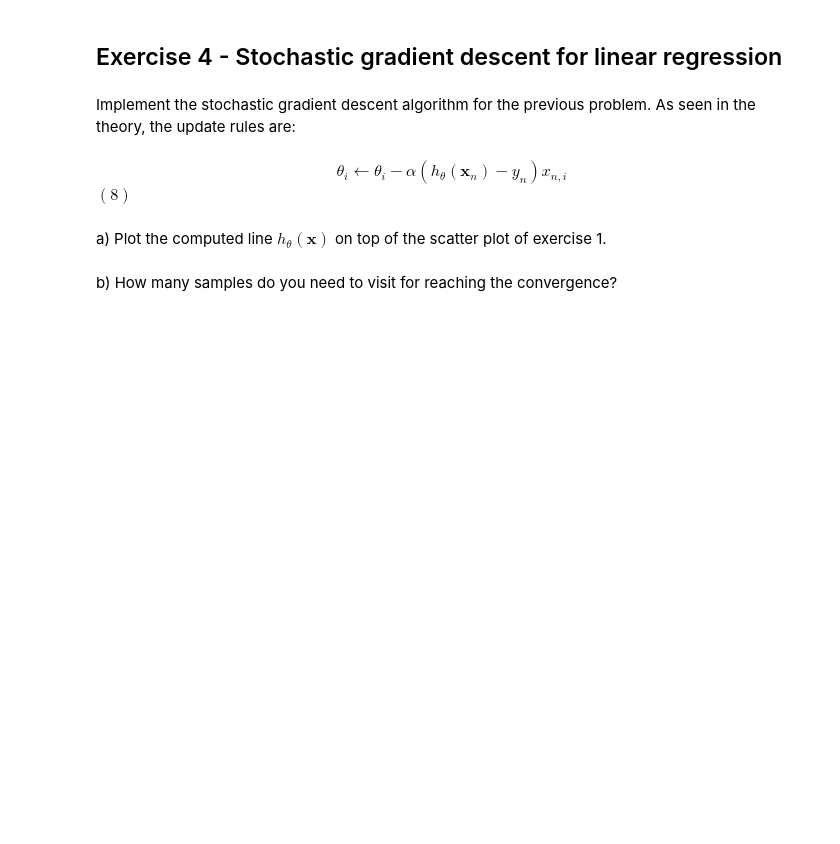
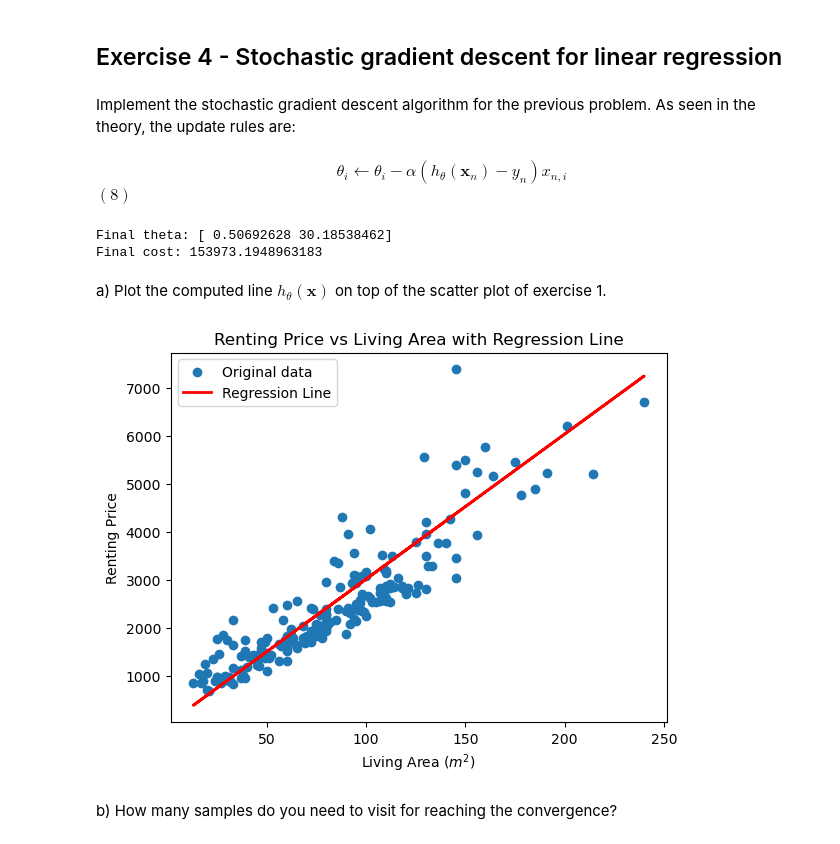
Before and after one commit to evarayHEIG/machle_labs, a Jupyter notebook: pw4/pw4-linear-regression-stud.ipynb, the cells around one changed output. Saved outputs shown, nothing was run; the diff lists cells and outputs as text; code cells hidden in the pictures; blank space fills up the shorter version.

```diff
--- a/pw4/pw4-linear-regression-stud.ipynb
+++ b/pw4/pw4-linear-regression-stud.ipynb
@@ -123,9 +123,55 @@ Implement the stochastic gradient descent algorithm for the previous problem. As
 <div><div style="display: table-cell; width: 100%;"><center>$\theta_{i} \leftarrow \theta_{i} - \alpha (h_{\theta}(\mathbf{x}_{n}) - y_{n}) x_{n,i}$</center></div><div style="display: table-cell; width: 100%;">$(8)$</div></div>
 # %%
 # Your code here
+X = dataset['living_area'].to_numpy()
+# add bias term
+X_b = np.c_[np.ones((X.shape[0], 1)), X]
+
+y = dataset['rent_price'].to_numpy()
+
+# random initialization of theta
+theta = np.zeros(2)
+
+# parameters
+alpha = 0.00001
+n_epochs = 2
+m = len(y)
+cost_history = []
+thetas = []
+y_pred_all = np.dot(X_b, theta)
+
+for epoch in range(n_epochs):
+    indices = np.random.permutation(m)
+    for i in indices:
+        xi = X_b[i]
+        yi = y[i]
+
+        # Update theta
+        gradient = (np.dot(xi, theta) - yi) * xi
+        theta = theta - alpha * gradient
+
+        y_pred_all = np.dot(X_b, theta)
+        cost = (1 / (2 * m)) * np.sum((y_pred_all - y) ** 2)
+        cost_history.append(cost)
+        thetas.append(theta.copy())
+
+print("Final theta:", theta)
+print("Final cost:", cost_history[-1])
+# %% [output]
+Final theta: [ 0.50692628 30.18538462]
+Final cost: 153973.1948963183
 # %% [markdown]
 a) Plot the computed line $h_{\theta}(\mathbf{x})$ on top of the scatter plot of exercise 1.
 # %%
 # Your code here
+plt.scatter(dataset['living_area'], dataset['rent_price'], label='Original data')
+plt.plot(X, y_pred_all, color='red', linewidth=2, label='Regression Line')
+plt.title('Renting Price vs Living Area with Regression Line')
+plt.xlabel('Living Area ($m^2$)')
+plt.ylabel('Renting Price')
+plt.legend()
+plt.show()
+# %% [output]
+[figure, added]
 # %% [markdown]
 b) How many samples do you need to visit for reaching the convergence?
```
Also changed, not shown: parts of 9 cells of this notebook.
